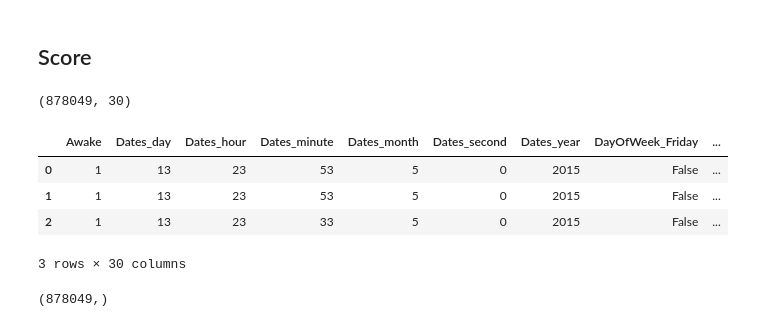
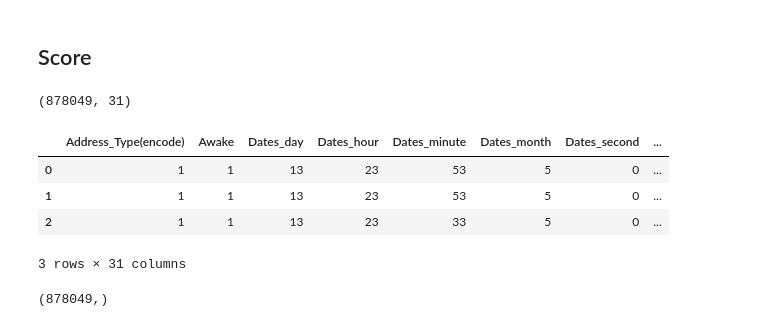
Before and after one commit to SW7THML/sf-crime, a Jupyter notebook: delivers/baseline-script.ipynb, the cells around one changed output. Drawn from its saved outputs; the diff is of its cells as text; code cells hidden in the pictures.

Commit message:
Add a new feature named 'Address_Type'

```diff
--- a/delivers/baseline-script.ipynb
+++ b/delivers/baseline-script.ipynb
@@ -155,0 +158,12 @@ combi.head(3)
+# %%
+from sklearn.preprocessing import LabelEncoder
+
+combi["Address_Type"] = np.nan
+
+combi.loc[combi["Address"].str.contains("Block of"), "Address_Type"] = "Block"
+combi.loc[combi["Address"].str.contains("/"), "Address_Type"] = "CrossRoad"
+
+encoder = LabelEncoder()
+combi["Address_Type(encode)"] = encoder.fit_transform(combi["Address_Type"])
+
+combi.head(3)
@@ -214,20 +234,22 @@ See the caveats in the documentation: http://pandas.pydata.org/pandas-docs/stabl
 # %% [markdown]
 ## Score
 # %%
+exclude_columns = ["Address_Type"]
+
 label_name = "Category"
-feature_names = train.columns.difference([label_name])
+feature_names = train.columns.difference([label_name] + exclude_columns)
 
 X_train = train[feature_names]
 
 print(X_train.shape)
 X_train.head(3)
 # %% [output]
-(878049, 30)
+(878049, 31)
-|  | Awake | Dates_day | Dates_hour | Dates_minute | Dates_month | Dates_second | Dates_year | DayOfWeek_Friday | ... |
-| 0 | 1 | 13 | 23 | 53 | 5 | 0 | 2015 | False | ... |
-| 1 | 1 | 13 | 23 | 53 | 5 | 0 | 2015 | False | ... |
-| 2 | 1 | 13 | 23 | 33 | 5 | 0 | 2015 | False | ... |
+|  | Address_Type(encode) | Awake | Dates_day | Dates_hour | Dates_minute | Dates_month | Dates_second | ... |
+| 0 | 1 | 1 | 13 | 23 | 53 | 5 | 0 | ... |
+| 1 | 1 | 1 | 13 | 23 | 53 | 5 | 0 | ... |
+| 2 | 1 | 1 | 13 | 23 | 33 | 5 | 0 | ... |
-3 rows × 30 columns
+3 rows × 31 columns
 # %%
 y_train = train[label_name]
 
```
Also changed, not shown: parts of 10 cells of this notebook, 2 other files.
